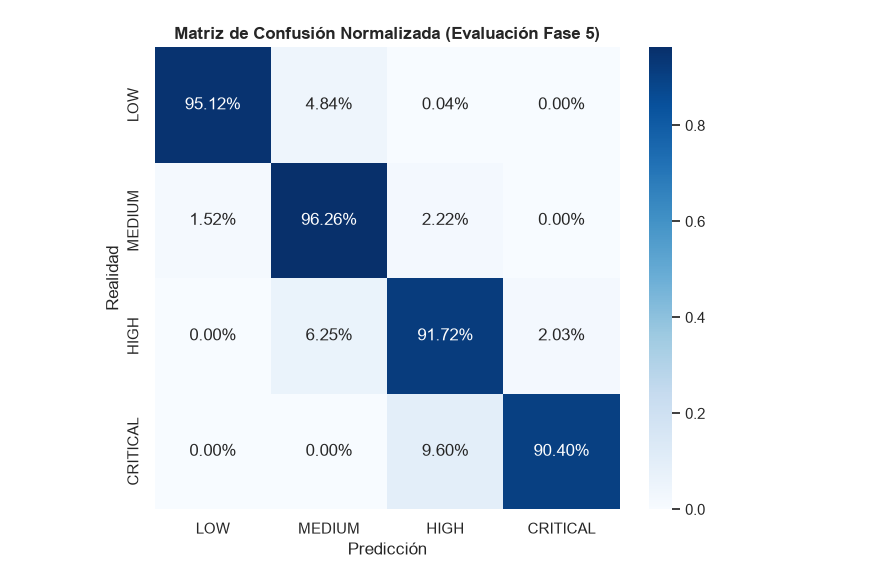
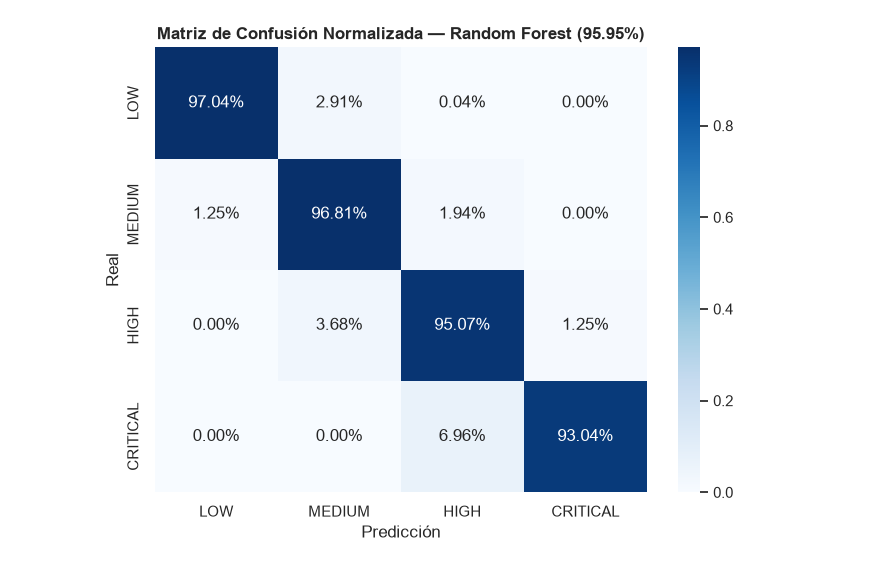
Before and after one commit to JuanFe28/Aeroguard, a Jupyter notebook: data_mining/CRISP_DM_AeroGuard.ipynb, the cells around one changed output. Cells and saved outputs as stored; diff of their text form; code cells hidden in the pictures.

Commit message:
feat(data_mining): complete 6-model CRISP-DM predictive pipeline, FastAPI/UI integration and technical docs

```diff
--- a/data_mining/CRISP_DM_AeroGuard.ipynb
+++ b/data_mining/CRISP_DM_AeroGuard.ipynb
@@ -199,0 +53,15 @@ Decision Tree — Accuracy: 94.00% | F1-Weighted: 0.9399
+# %%
+raw_path = os.path.join(dm_dir, 'data', 'aeroguard_raw_telemetry.csv')
+df_raw = pd.read_csv(raw_path, low_memory=False)
+df_clean, resumen = clean_telemetry(df_raw)
+df_clean['risk_score'] = compute_risk_score(df_clean, seed=42)
+df_clean['high_risk_binary'] = df_clean['threat_level'].isin(['HIGH', 'CRITICAL']).astype(int)
+print(f"Brutos: {resumen['registros_brutos']:,} | Duplicados: {resumen['duplicados_eliminados']:,} | Anomalías: {resumen['filas_fuera_de_rango_fisico']:,} | Limpios: {resumen['registros_limpios']:,}")
+
+fig, axes = plt.subplots(1, 2, figsize=(13, 4))
+sns.boxplot(y=pd.to_numeric(df_raw['altitude_m'], errors='coerce'), ax=axes[0], color='#e74c3c')
+axes[0].set_title('Antes: Altitud Bruta (Outliers > 3,500 m)')
+sns.boxplot(y=df_clean['altitude_m'], ax=axes[1], color='#2ecc71')
+axes[1].set_title(f"Después: Altitud Limpia (n={len(df_clean):,})")
+plt.tight_layout()
+plt.show()
@@ -200,14 +138,13 @@ Decision Tree — Accuracy: 94.00% | F1-Weighted: 0.9399
 # %%
-# Matriz de Confusion del Mejor Modelo
+# Matriz de confusion del modelo seleccionado (Random Forest)
 labels = ['LOW', 'MEDIUM', 'HIGH', 'CRITICAL']
-cm = confusion_matrix(y_test, y_pred_dt, labels=labels)
-cm_norm = cm.astype('float') / cm.sum(axis=1)[:, np.newaxis]
-
-plt.figure(figsize=(7.5, 6))
+cm = confusion_matrix(df_test['threat_level'], rf_p, labels=labels)
+cm_norm = cm.astype(float) / cm.sum(axis=1)[:, None]
+plt.figure(figsize=(7, 5.5))
 sns.heatmap(cm_norm, annot=True, fmt='.2%', cmap='Blues', xticklabels=labels, yticklabels=labels)
-plt.title('Matriz de Confusión Normalizada (Evaluación Fase 5)', fontweight='bold')
-plt.xlabel('Predicción')
-plt.ylabel('Realidad')
+plt.title(f'Matriz de Confusión Normalizada — Random Forest ({accuracy_score(df_test["threat_level"], rf_p)*100:.2f}%)', fontweight='bold')
+plt.xlabel('Predicción'); plt.ylabel('Real')
+plt.tight_layout()
 plt.show()
 # %% [output]
-[figure, old version]
+[figure, new version]
```
Also changed, not shown: parts of 23 cells of this notebook, 26 other files.
